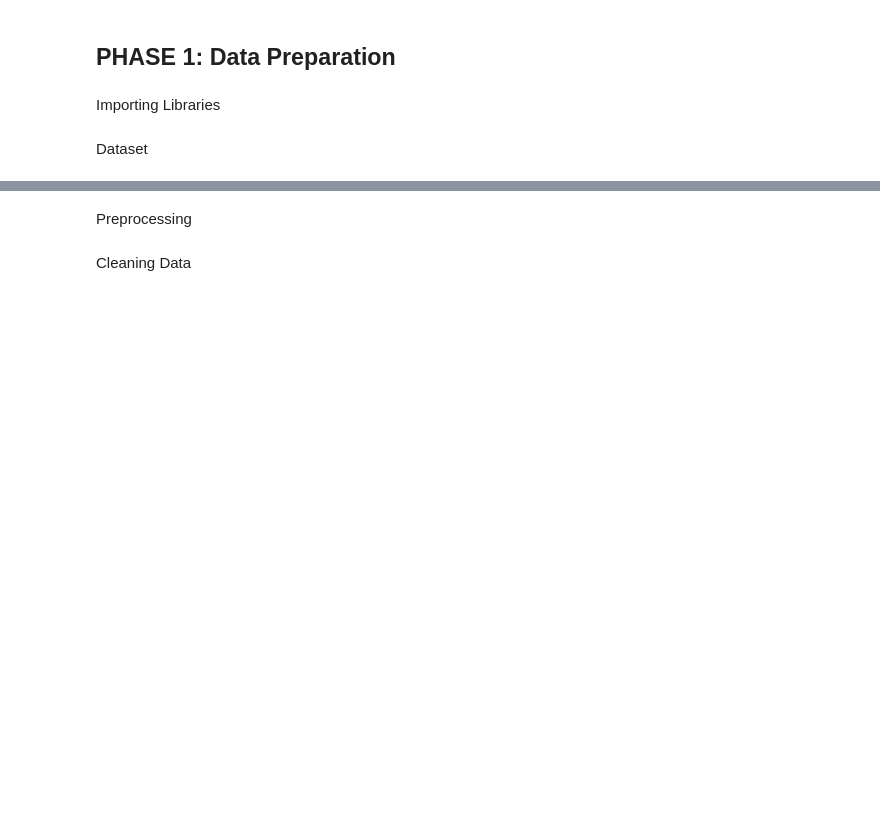
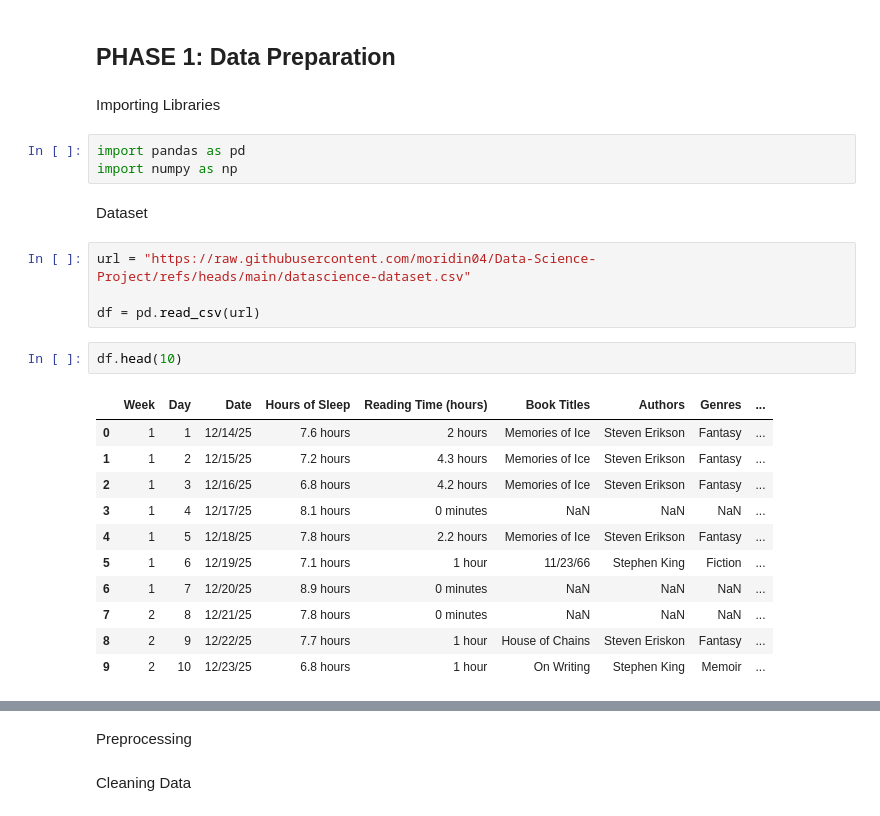
Before and after one commit to moridin04/Data-Science-Project, a Jupyter notebook: Data_Science_Project.ipynb, the cells around one changed output, grey strips where cells are left out. Saved outputs shown, nothing was run; the diff lists cells and outputs as text; blank space fills up the shorter version.

```diff
--- a/Data_Science_Project.ipynb
+++ b/Data_Science_Project.ipynb
@@ -8,5 +8,26 @@
 ## **PHASE 1: Data Preparation**
 # %% [markdown]
 Importing Libraries
+# %%
+import pandas as pd
+import numpy as np
 # %% [markdown]
 Dataset
+# %%
+url = "https://raw.githubusercontent.com/moridin04/Data-Science-Project/refs/heads/main/datascience-dataset.csv"
+
+df = pd.read_csv(url)
+# %%
+df.head(10)
+# %% [output]
+|  | Week | Day | Date | Hours of Sleep | Reading Time (hours) | Book Titles | Authors | Genres | ... |
+| 0 | 1 | 1 | 12/14/25 | 7.6 hours | 2 hours | Memories of Ice | Steven Erikson | Fantasy | ... |
+| 1 | 1 | 2 | 12/15/25 | 7.2 hours | 4.3 hours | Memories of Ice | Steven Erikson | Fantasy | ... |
+| 2 | 1 | 3 | 12/16/25 | 6.8 hours | 4.2 hours | Memories of Ice | Steven Erikson | Fantasy | ... |
+| 3 | 1 | 4 | 12/17/25 | 8.1 hours | 0 minutes | NaN | NaN | NaN | ... |
+| 4 | 1 | 5 | 12/18/25 | 7.8 hours | 2.2 hours | Memories of Ice | Steven Erikson | Fantasy | ... |
+| 5 | 1 | 6 | 12/19/25 | 7.1 hours | 1 hour | 11/23/66 | Stephen King | Fiction | ... |
+| 6 | 1 | 7 | 12/20/25 | 8.9 hours | 0 minutes | NaN | NaN | NaN | ... |
+| 7 | 2 | 8 | 12/21/25 | 7.8 hours | 0 minutes | NaN | NaN | NaN | ... |
+| 8 | 2 | 9 | 12/22/25 | 7.7 hours | 1 hour | House of Chains | Steven Eriskon | Fantasy | ... |
+| 9 | 2 | 10 | 12/23/25 | 6.8 hours | 1 hour | On Writing | Stephen King | Memoir | ... |
```
Also changed, not shown: parts of 8 cells of this notebook.
